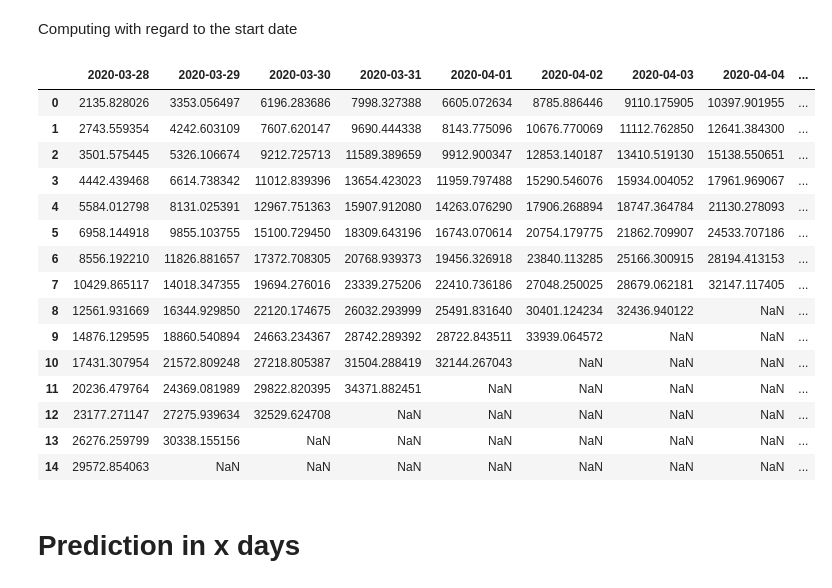
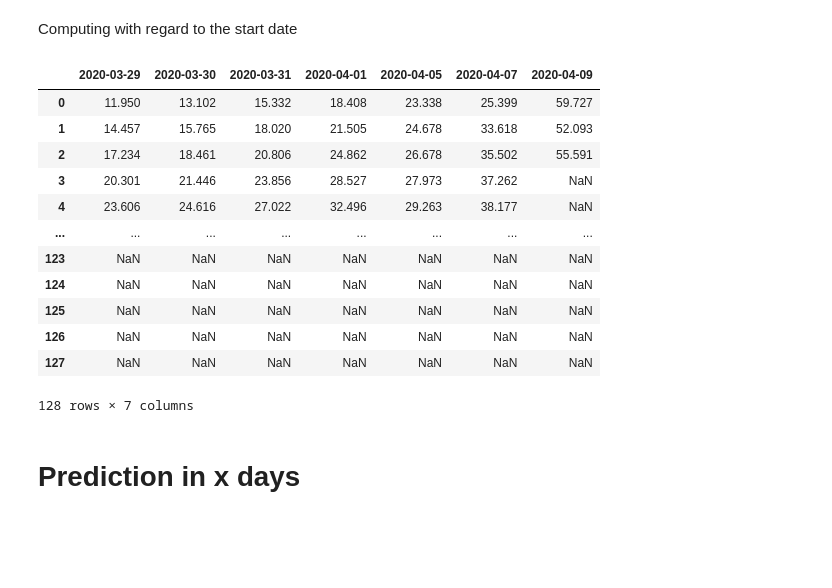
Before and after one commit to Jeanselme/COVID-19, a Jupyter notebook: Evaluation.ipynb, the cells around one changed output. Saved outputs shown, nothing was run; the diff lists cells and outputs as text; code cells hidden in the pictures; blank space fills up the shorter version.

```diff
--- a/Evaluation.ipynb
+++ b/Evaluation.ipynb
@@ -13,7 +13,7 @@ type_analysis = "deaths" # "cases" or "deaths"
 ### Predictions
 # %%
 predictions = {}
-for model in ['sir_0', 'sir_100', 'regression_0', 'regression_100', 'bayes_sir', 'ihme']:
+for model in ['bayes_sir', 'ihme']:
     predictions[model] = {pd.to_datetime(f[3:11]): pd.read_csv(os.path.join('results/', model,f), parse_dates = True, index_col = 'date') for f in  os.listdir(os.path.join('results/', model)) if state in f}
     predictions[model] = pd.DataFrame({d: predictions[model][d]['pred_{}'.format(type_analysis)] for d in sorted(predictions[model]) if 'pred_{}'.format(type_analysis) in predictions[model][d].columns})
     if predictions[model].empty:
@@ -146,27 +86,24 @@ predictions_relative = {}
 for model in predictions:
     predictions_relative[model] = predictions[model].copy()
     for c in predictions[model].columns:
-        predictions_relative[model][c] = predictions_relative[model][c].shift(-predictions_relative[model][c].isnull().sum())
+        predictions_relative[model][c] = predictions_relative[model][c].shift(-(predictions_relative[model][c].loc[~predictions_relative[model][c].isnull()].index[0] - predictions_relative[model][c].index[0]).days)
     predictions_relative[model].index = np.arange(len(predictions_relative[model]))
 # %%
-predictions_relative['sir_0']
+predictions_relative['ihme']
 # %% [output]
-|  | 2020-03-28 | 2020-03-29 | 2020-03-30 | 2020-03-31 | 2020-04-01 | 2020-04-02 | 2020-04-03 | 2020-04-04 | ... |
-| 0 | 2135.828026 | 3353.056497 | 6196.283686 | 7998.327388 | 6605.072634 | 8785.886446 | 9110.175905 | 10397.901955 | ... |
-| 1 | 2743.559354 | 4242.603109 | 7607.620147 | 9690.444338 | 8143.775096 | 10676.770069 | 11112.762850 | 12641.384300 | ... |
-| 2 | 3501.575445 | 5326.106674 | 9212.725713 | 11589.389659 | 9912.900347 | 12853.140187 | 13410.519130 | 15138.550651 | ... |
-| 3 | 4442.439468 | 6614.738342 | 11012.839396 | 13654.423023 | 11959.797488 | 15290.546076 | 15934.004052 | 17961.969067 | ... |
-| 4 | 5584.012798 | 8131.025391 | 12967.751363 | 15907.912080 | 14263.076290 | 17906.268894 | 18747.364784 | 21130.278093 | ... |
-| 5 | 6958.144918 | 9855.103755 | 15100.729450 | 18309.643196 | 16743.070614 | 20754.179775 | 21862.709907 | 24533.707186 | ... |
-| 6 | 8556.192210 | 11826.881657 | 17372.708305 | 20768.939373 | 19456.326918 | 23840.113285 | 25166.300915 | 28194.413153 | ... |
-| 7 | 10429.865117 | 14018.347355 | 19694.276016 | 23339.275206 | 22410.736186 | 27048.250025 | 28679.062181 | 32147.117405 | ... |
-| 8 | 12561.931669 | 16344.929850 | 22120.174675 | 26032.293999 | 25491.831640 | 30401.124234 | 32436.940122 | NaN | ... |
-| 9 | 14876.129595 | 18860.540894 | 24663.234367 | 28742.289392 | 28722.843511 | 33939.064572 | NaN | NaN | ... |
-| 10 | 17431.307954 | 21572.809248 | 27218.805387 | 31504.288419 | 32144.267043 | NaN | NaN | NaN | ... |
-| 11 | 20236.479764 | 24369.081989 | 29822.820395 | 34371.882451 | NaN | NaN | NaN | NaN | ... |
-| 12 | 23177.271147 | 27275.939634 | 32529.624708 | NaN | NaN | NaN | NaN | NaN | ... |
-| 13 | 26276.259799 | 30338.155156 | NaN | NaN | NaN | NaN | NaN | NaN | ... |
-| 14 | 29572.854063 | NaN | NaN | NaN | NaN | NaN | NaN | NaN | ... |
+|  | 2020-03-29 | 2020-03-30 | 2020-03-31 | 2020-04-01 | 2020-04-05 | 2020-04-07 | 2020-04-09 |
+| 0 | 11.950 | 13.102 | 15.332 | 18.408 | 23.338 | 25.399 | 59.727 |
+| 1 | 14.457 | 15.765 | 18.020 | 21.505 | 24.678 | 33.618 | 52.093 |
+| 2 | 17.234 | 18.461 | 20.806 | 24.862 | 26.678 | 35.502 | 55.591 |
+| 3 | 20.301 | 21.446 | 23.856 | 28.527 | 27.973 | 37.262 | NaN |
+| 4 | 23.606 | 24.616 | 27.022 | 32.496 | 29.263 | 38.177 | NaN |
+| ... | ... | ... | ... | ... | ... | ... | ... |
+| 123 | NaN | NaN | NaN | NaN | NaN | NaN | NaN |
+| 124 | NaN | NaN | NaN | NaN | NaN | NaN | NaN |
+| 125 | NaN | NaN | NaN | NaN | NaN | NaN | NaN |
+| 126 | NaN | NaN | NaN | NaN | NaN | NaN | NaN |
+| 127 | NaN | NaN | NaN | NaN | NaN | NaN | NaN |
+128 rows × 7 columns
 # %% [markdown]
 # Prediction in x days
 # %% [markdown]
```
Also changed, not shown: parts of 9 cells of this notebook.
